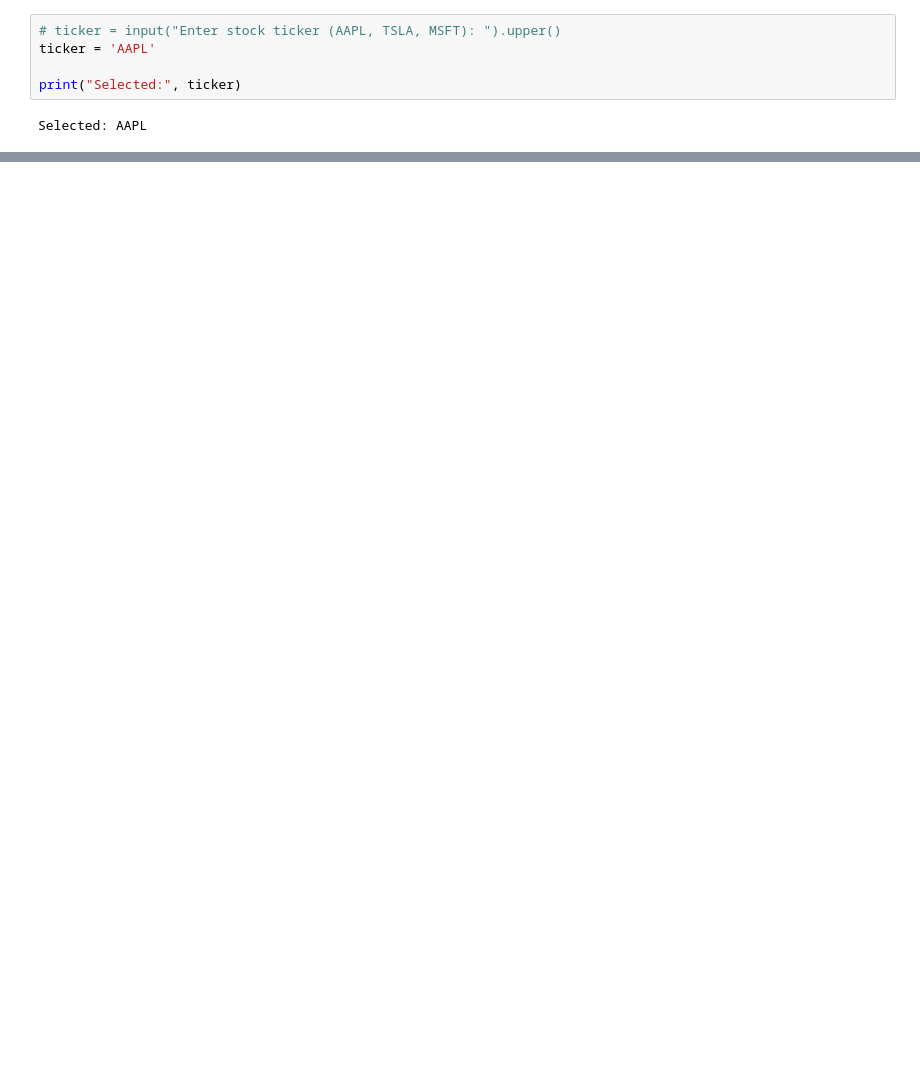
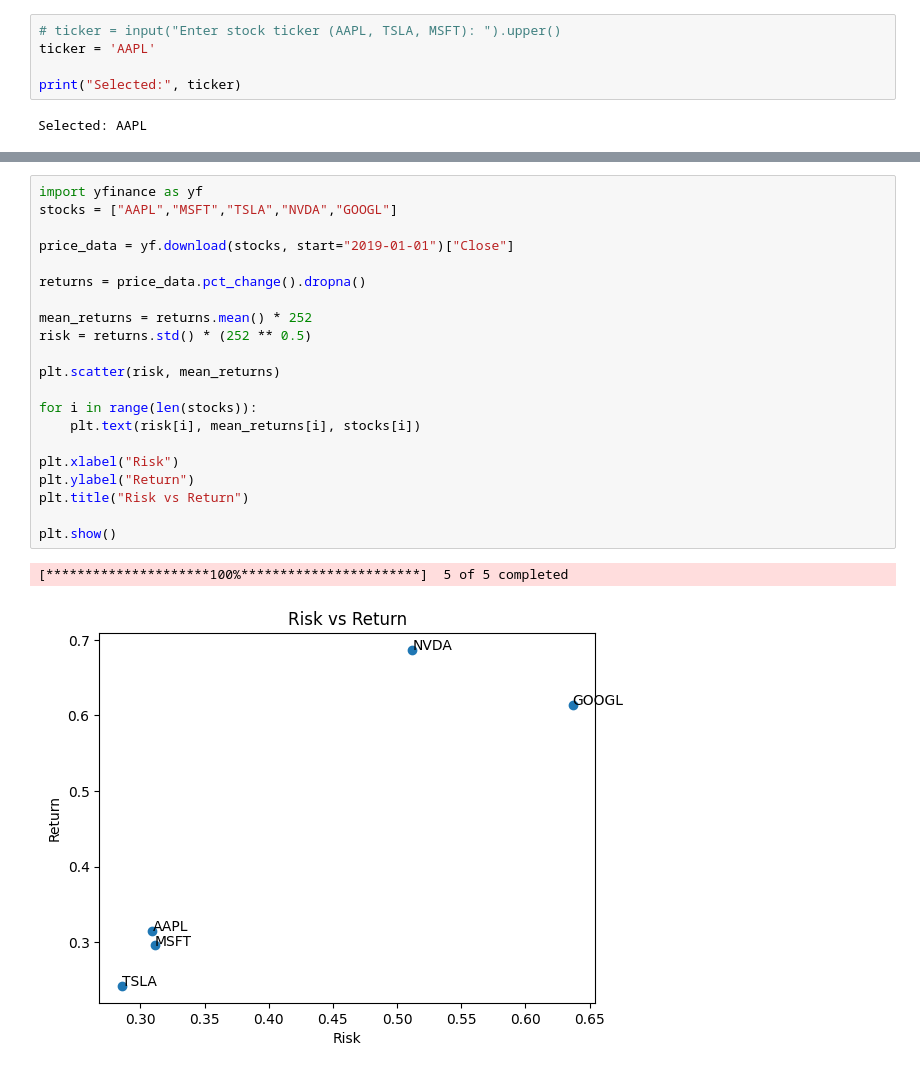
Before and after one commit to agambhardwaj04/Fin_AI, a Jupyter notebook: src/analysis.ipynb, the cells around one changed output, grey strips where cells are left out. Saved outputs shown, nothing was run; the diff lists cells and outputs as text; blank space fills up the shorter version.

```diff
--- a/src/analysis.ipynb
+++ b/src/analysis.ipynb
@@ -70,0 +125,24 @@ NameError: name 'data' is not defined
+# %%
+import yfinance as yf
+stocks = ["AAPL","MSFT","TSLA","NVDA","GOOGL"]
+
+price_data = yf.download(stocks, start="2019-01-01")["Close"]
+
+returns = price_data.pct_change().dropna()
+
+mean_returns = returns.mean() * 252
+risk = returns.std() * (252 ** 0.5)
+
+plt.scatter(risk, mean_returns)
+
+for i in range(len(stocks)):
+    plt.text(risk[i], mean_returns[i], stocks[i])
+
+plt.xlabel("Risk")
+plt.ylabel("Return")
+plt.title("Risk vs Return")
+
+plt.show()
+# %% [output]
+[*********************100%***********************]  5 of 5 completed
+[figure, added]
```
Also changed, not shown: parts of 8 cells of this notebook, 2 other files.
